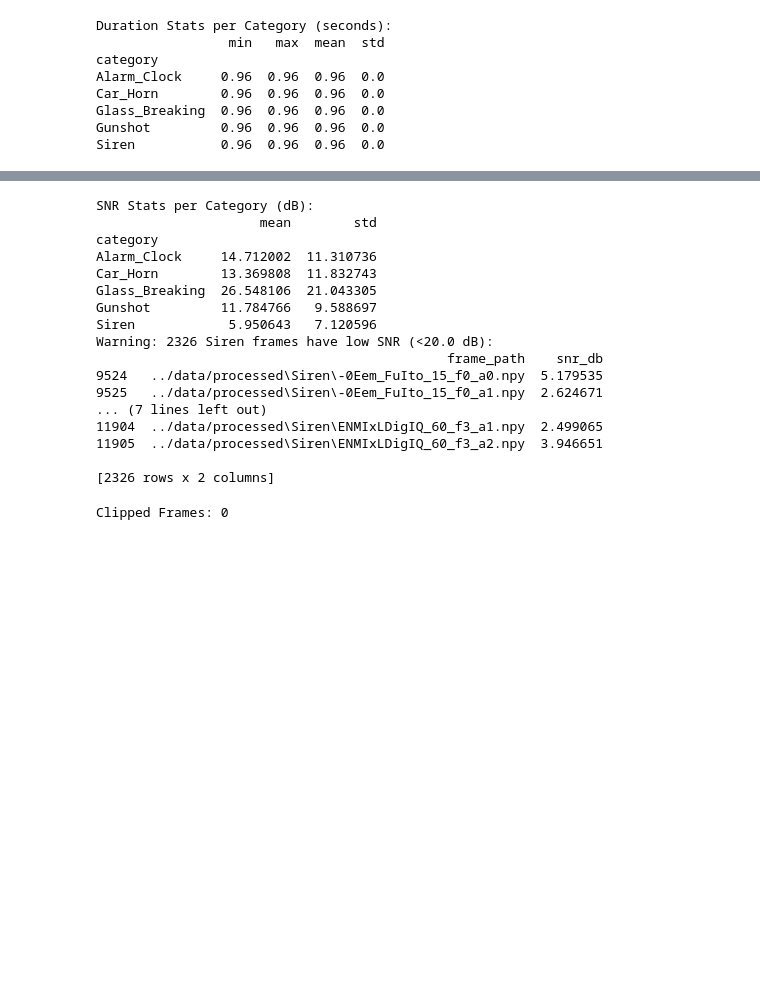
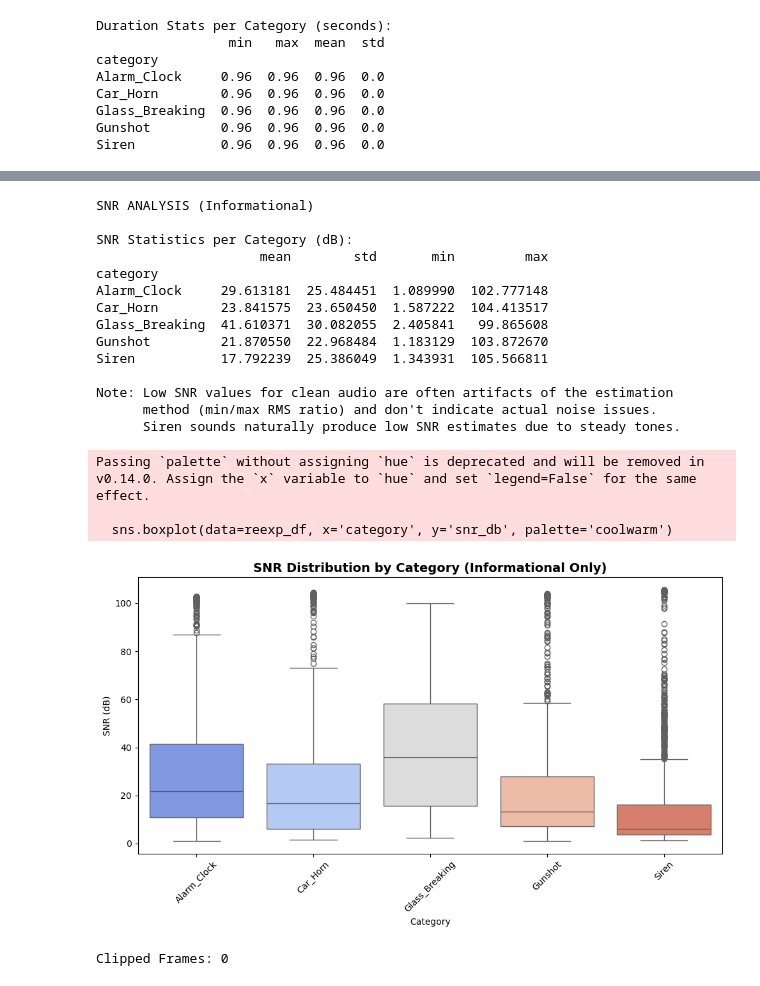
Before and after one commit to namneet8/AICapstone, a Jupyter notebook: Yamnet_transfer_learning/Data_Preprocessing_notebooks/03_Exploration_Post_Processing.ipynb, the cells around one changed output, grey strips where cells are left out. Drawn from its saved outputs; the diff is of its cells as text; code cells hidden in the pictures; blank space fills up the shorter version.

```diff
--- a/Yamnet_transfer_learning/Data_Preprocessing_notebooks/03_Exploration_Post_Processing.ipynb
+++ b/Yamnet_transfer_learning/Data_Preprocessing_notebooks/03_Exploration_Post_Processing.ipynb
@@ -199,30 +211,42 @@ Siren           0.091876  0.012759
 # %%
-# SNR Analysis (focus on Siren)
-snr_stats = reexp_df.groupby('category')['snr_db'].agg(['mean', 'std'])
-print("\nSNR Stats per Category (dB):")
+print("SNR ANALYSIS (Informational)")
+
+snr_stats = reexp_df.groupby('category')['snr_db'].agg(['mean', 'std', 'min', 'max'])
+print("\nSNR Statistics per Category (dB):")
 print(snr_stats)
-low_snr_siren = reexp_df[(reexp_df['category'] == 'Siren') & (reexp_df['snr_db'] < LOW_SNR_THRESHOLD)]
-if not low_snr_siren.empty:
-    print(f"Warning: {len(low_snr_siren)} Siren frames have low SNR (<{LOW_SNR_THRESHOLD} dB):")
-    print(low_snr_siren[['frame_path', 'snr_db']])
+
+print("\nNote: Low SNR values for clean audio are often artifacts of the estimation")
+print("      method (min/max RMS ratio) and don't indicate actual noise issues.")
+print("      Siren sounds naturally produce low SNR estimates due to steady tones.")
+
+# Visualization
+plt.figure(figsize=(10, 6))
+sns.boxplot(data=reexp_df, x='category', y='snr_db', palette='coolwarm')
+plt.title('SNR Distribution by Category (Informational Only)', fontsize=14, fontweight='bold')
+plt.xlabel('Category')
+plt.ylabel('SNR (dB)')
+plt.xticks(rotation=45)
+plt.tight_layout()
+plt.show()
 # %% [output]
-SNR Stats per Category (dB):
-                     mean        std
+SNR ANALYSIS (Informational)
+
+SNR Statistics per Category (dB):
+                     mean        std       min         max
 category
-Alarm_Clock     14.712002  11.310736
-Car_Horn        13.369808  11.832743
-Glass_Breaking  26.548106  21.043305
-Gunshot         11.784766   9.588697
-Siren            5.950643   7.120596
-Warning: 2326 Siren frames have low SNR (<20.0 dB):
-                                             frame_path    snr_db
-9524   ../data/processed\Siren\-0Eem_FuIto_15_f0_a0.npy  5.179535
-9525   ../data/processed\Siren\-0Eem_FuIto_15_f0_a1.npy  2.624671
-... (7 lines left out)
-11904  ../data/processed\Siren\ENMIxLDigIQ_60_f3_a1.npy  2.499065
-11905  ../data/processed\Siren\ENMIxLDigIQ_60_f3_a2.npy  3.946651
+Alarm_Clock     29.613181  25.484451  1.089990  102.777148
+Car_Horn        23.841575  23.650450  1.587222  104.413517
+Glass_Breaking  41.610371  30.082055  2.405841   99.865608
+Gunshot         21.870550  22.968484  1.183129  103.872670
+Siren           17.792239  25.386049  1.343931  105.566811
 
-[2326 rows x 2 columns]
+Note: Low SNR values for clean audio are often artifacts of the estimation
+      method (min/max RMS ratio) and don't indicate actual noise issues.
+      Siren sounds naturally produce low SNR estimates due to steady tones.
+Passing `palette` without assigning `hue` is deprecated and will be removed in v0.14.0. Assign the `x` variable to `hue` and set `legend=False` for the same effect.
+
+  sns.boxplot(data=reexp_df, x='category', y='snr_db', palette='coolwarm')
+[figure, added]
 # %%
 # Clipping Check
 clipped_frames = reexp_df[reexp_df['is_clipped']]
```
Also changed, not shown: parts of 9 cells of this notebook, 12 other files.
